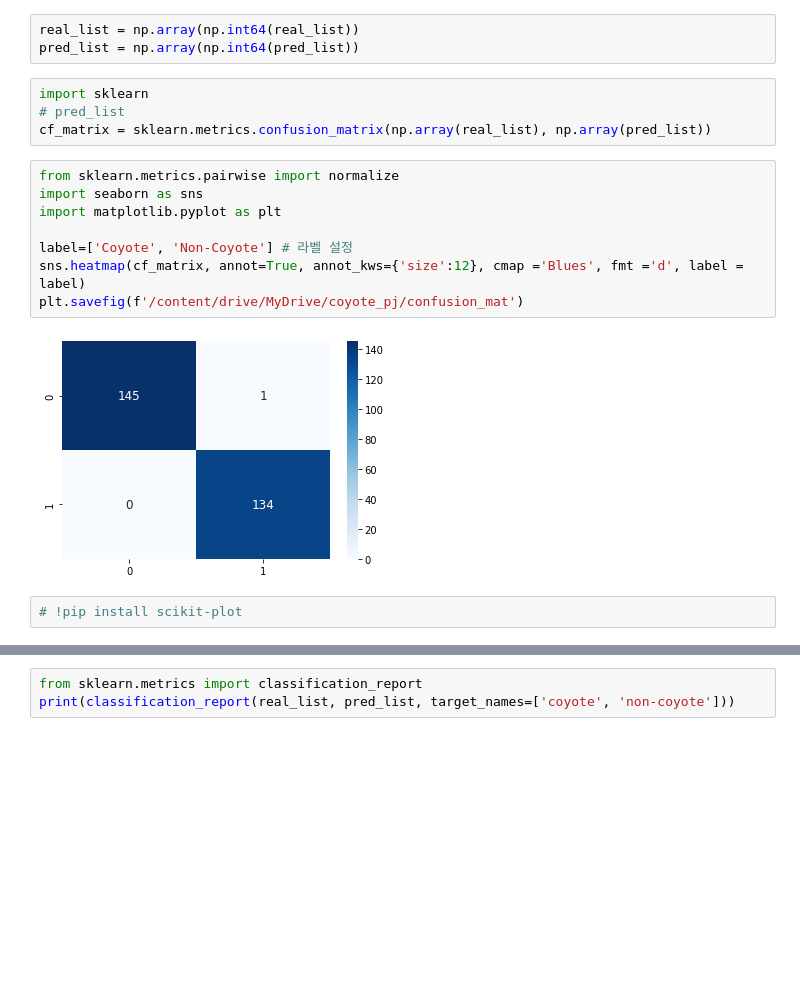
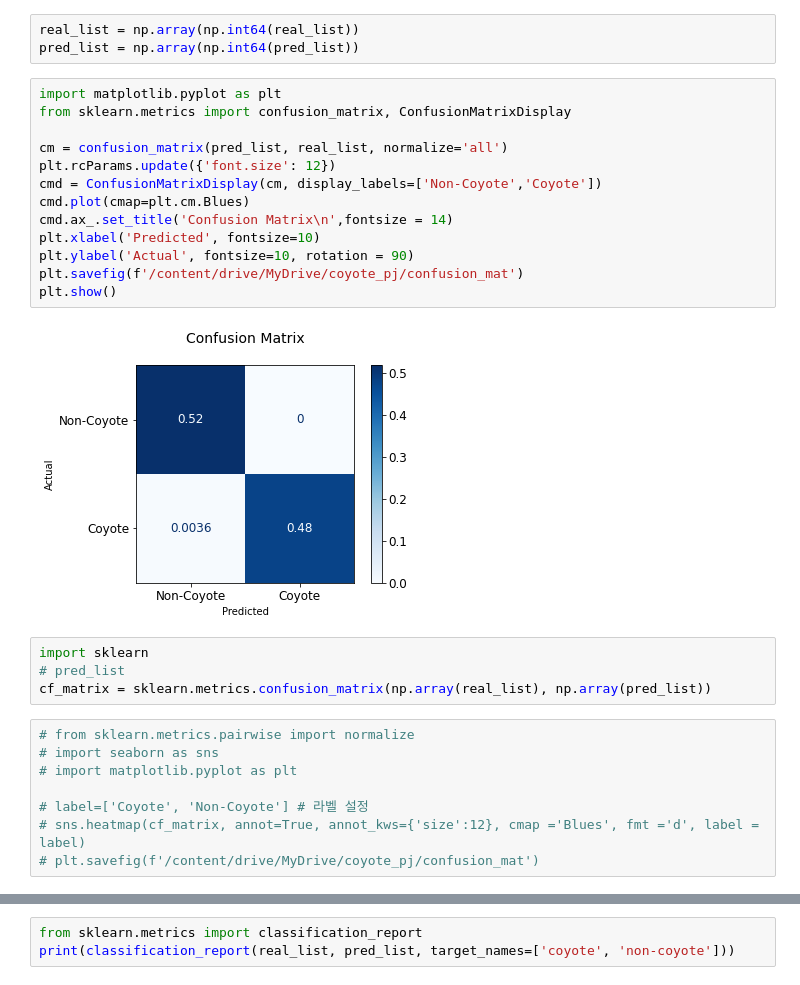
Before and after one commit to Purdue-K-SW-Capstone/SharpShooter-Front, a Jupyter notebook: Coyote(DL)/code/code(traning_test).ipynb, the cells around one changed output, grey strips where cells are left out. Saved outputs shown, nothing was run; the diff lists cells and outputs as text; blank space fills up the shorter version.

```diff
--- a/Coyote(DL)/code/code(traning_test).ipynb
+++ b/Coyote(DL)/code/code(traning_test).ipynb
@@ -260,19 +259,30 @@ Vail set: Loss: 0.0324, Accuracy: 279/280 ( 100%)
 # %%
 real_list = np.array(np.int64(real_list))
 pred_list = np.array(np.int64(pred_list))
+# %%
+import matplotlib.pyplot as plt
+from sklearn.metrics import confusion_matrix, ConfusionMatrixDisplay
+
+cm = confusion_matrix(pred_list, real_list, normalize='all')
+plt.rcParams.update({'font.size': 12})
+cmd = ConfusionMatrixDisplay(cm, display_labels=['Non-Coyote','Coyote'])
+cmd.plot(cmap=plt.cm.Blues)
+cmd.ax_.set_title('Confusion Matrix\n',fontsize = 14)
+plt.xlabel('Predicted', fontsize=10)
+plt.ylabel('Actual', fontsize=10, rotation = 90)
+plt.savefig(f'/content/drive/MyDrive/coyote_pj/confusion_mat')
+plt.show()
+# %% [output]
+[figure, added]
 # %%
 import sklearn
 # pred_list
 cf_matrix = sklearn.metrics.confusion_matrix(np.array(real_list), np.array(pred_list))
 # %%
-from sklearn.metrics.pairwise import normalize
-import seaborn as sns
-import matplotlib.pyplot as plt
+# from sklearn.metrics.pairwise import normalize
+# import seaborn as sns
+# import matplotlib.pyplot as plt
 
-label=['Coyote', 'Non-Coyote'] # 라벨 설정
-sns.heatmap(cf_matrix, annot=True, annot_kws={'size':12}, cmap ='Blues', fmt ='d', label = label)
-plt.savefig(f'/content/drive/MyDrive/coyote_pj/confusion_mat')
+# label=['Coyote', 'Non-Coyote'] # 라벨 설정
+# sns.heatmap(cf_matrix, annot=True, annot_kws={'size':12}, cmap ='Blues', fmt ='d', label = label)
+# plt.savefig(f'/content/drive/MyDrive/coyote_pj/confusion_mat')
-# %% [output]
-[figure, removed]
-# %%
-# !pip install scikit-plot
```
Also changed, not shown: parts of 6 cells of this notebook.
